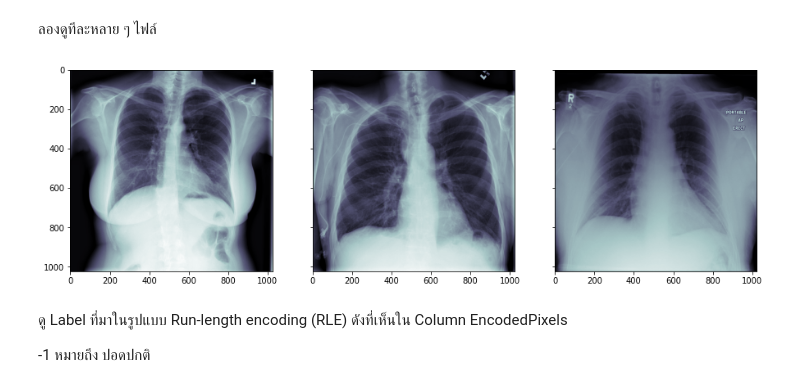
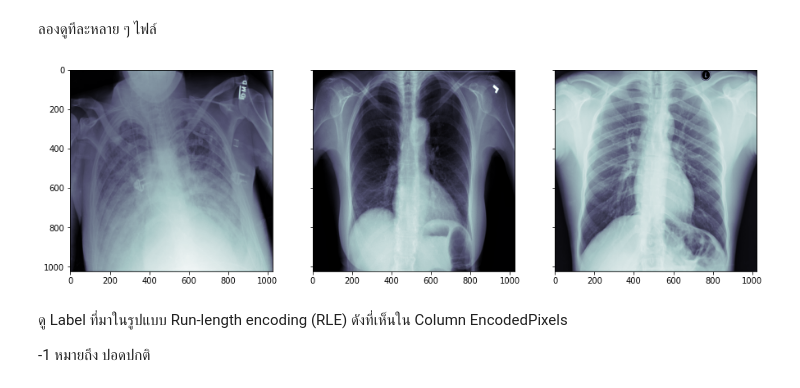
Before and after one commit to mrkcmd/bualabs, a Jupyter notebook: nbs/03c_image_segmentation_siim_acr_pneumothorax_fastai2.ipynb, the cells around one changed output. Cells and saved outputs as stored; diff of their text form; code cells hidden in the pictures.

```diff
--- a/nbs/03c_image_segmentation_siim_acr_pneumothorax_fastai2.ipynb
+++ b/nbs/03c_image_segmentation_siim_acr_pneumothorax_fastai2.ipynb
@@ -209,17 +209,17 @@ Pixel spacing....: [0.171, 0.171]
 # %% [markdown]
 ลองดูทีละหลาย ๆ ไฟล์
 # %%
-start = 22   # Starting index of images
+start = 33   # Starting index of images
 num_img = 3 # Total number of images to show
 
 fig, ax = plt.subplots(nrows=1, ncols=num_img, sharey=True, figsize=(num_img*5,5))
 for q, file_path in enumerate(glob.glob(str(data_path2/'pneumothorax/dicom-images-train/*/*/*.dcm'))[start:start+num_img]):
     dataset = pydicom.dcmread(file_path)
     #show_dcm_info(dataset)
 
     ax[q].imshow(dataset.pixel_array, cmap=plt.cm.bone)
 # %% [output]
-[figure, old version]
+[figure, new version]
 # %% [markdown]
 ดู Label ที่มาในรูปแบบ Run-length encoding (RLE) ดังที่เห็นใน Column EncodedPixels
 
```
Also changed, not shown: parts of 29 cells of this notebook.
